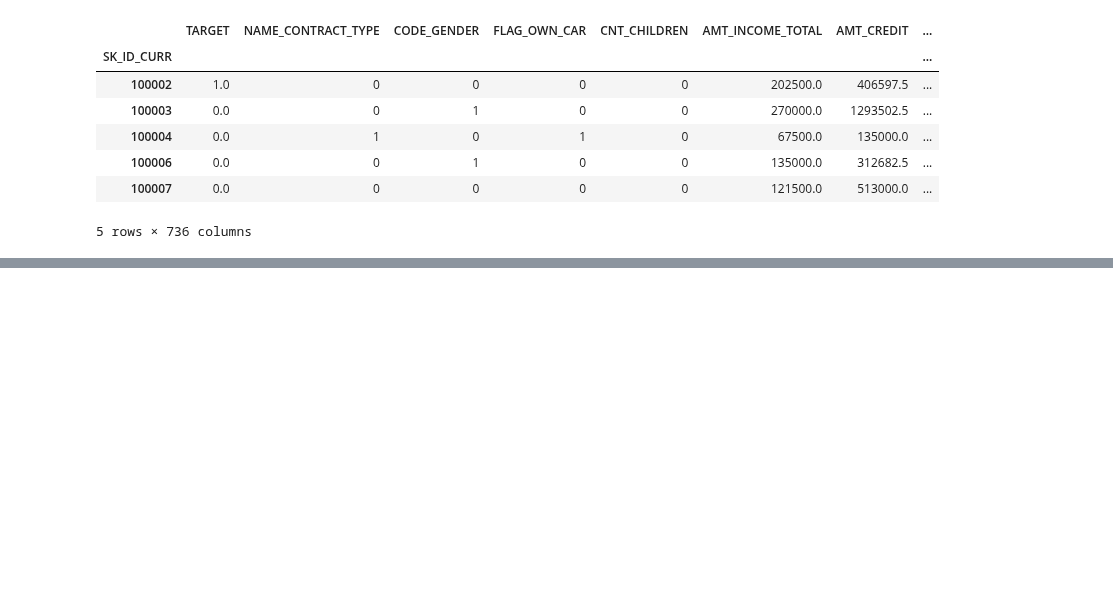
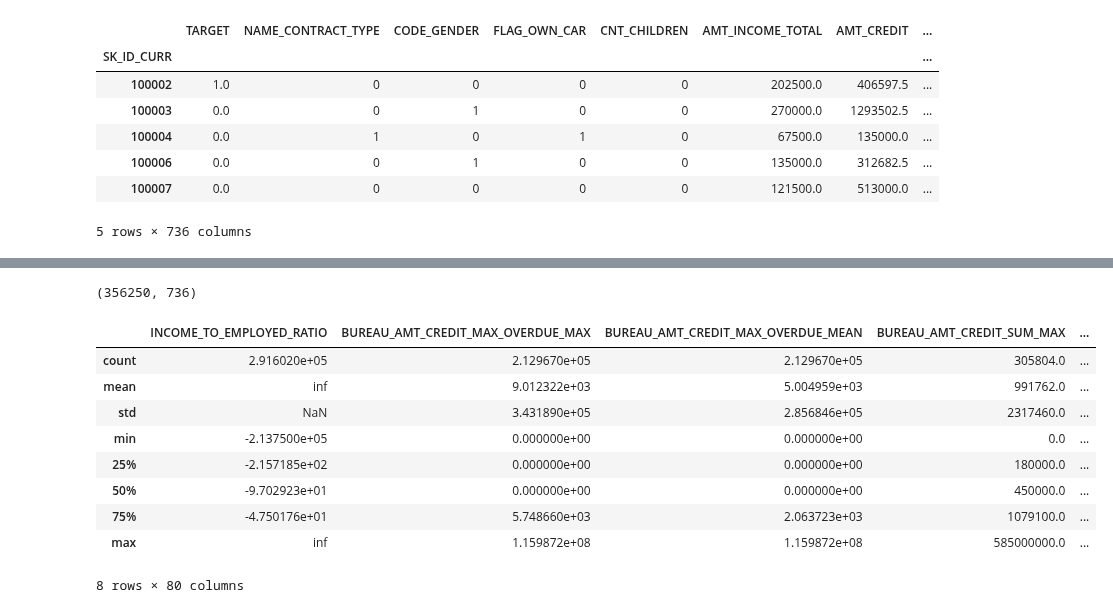
Before and after one commit to JulienfLeBoucher/OC_MLOps_credit_scoring, a Jupyter notebook: quick_EDA_of_Kaggle_Aguiar_feature_engineering.ipynb, the cells around one changed output, grey strips where cells are left out. Cells and saved outputs as stored; diff of their text form; code cells hidden in the pictures; blank space fills up the shorter version.

```diff
--- a/quick_EDA_of_Kaggle_Aguiar_feature_engineering.ipynb
+++ b/quick_EDA_of_Kaggle_Aguiar_feature_engineering.ipynb
@@ -559,0 +564,7 @@ df.to_pickle(
+# %%
+df = pd.read_pickle("./pickle_files/features.pkl.gz")
+# %%
+max_df = df.max() > 1e8
+# %%
+high_cols = list(max_df.index[max_df.values])
+high_cols
@@ -559,0 +589,17 @@ df.to_pickle(
+# %%
+df.shape
+# %% [output]
+(356250, 736)
+# %%
+df.loc[:, high_cols].describe()
+# %% [output]
+|  | INCOME_TO_EMPLOYED_RATIO | BUREAU_AMT_CREDIT_MAX_OVERDUE_MAX | BUREAU_AMT_CREDIT_MAX_OVERDUE_MEAN | BUREAU_AMT_CREDIT_SUM_MAX | ... |
+| count | 2.916020e+05 | 2.129670e+05 | 2.129670e+05 | 305804.0 | ... |
+| mean | inf | 9.012322e+03 | 5.004959e+03 | 991762.0 | ... |
+| std | NaN | 3.431890e+05 | 2.856846e+05 | 2317460.0 | ... |
+| min | -2.137500e+05 | 0.000000e+00 | 0.000000e+00 | 0.0 | ... |
+| 25% | -2.157185e+02 | 0.000000e+00 | 0.000000e+00 | 180000.0 | ... |
+| 50% | -9.702923e+01 | 0.000000e+00 | 0.000000e+00 | 450000.0 | ... |
+| 75% | -4.750176e+01 | 5.748660e+03 | 2.063723e+03 | 1079100.0 | ... |
+| max | inf | 1.159872e+08 | 1.159872e+08 | 585000000.0 | ... |
+8 rows × 80 columns
```
Also changed, not shown: parts of 4 cells of this notebook.
